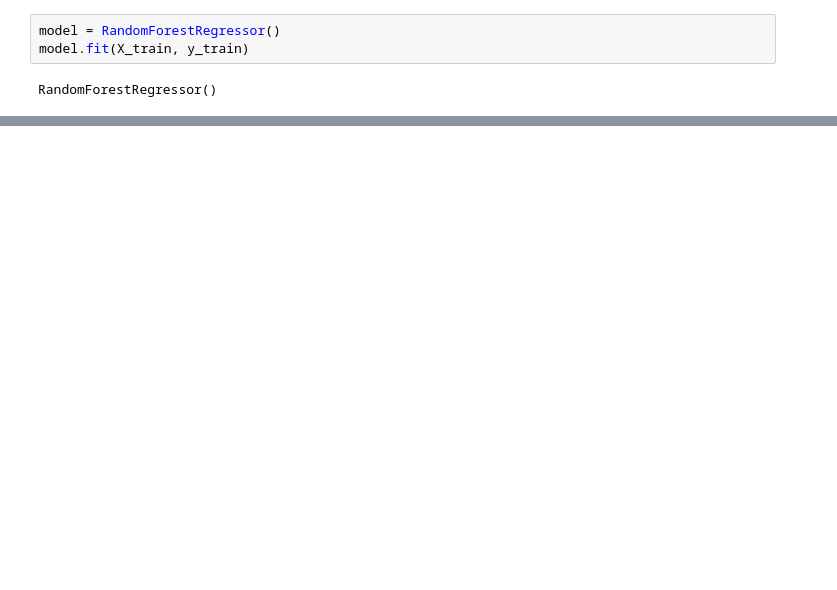
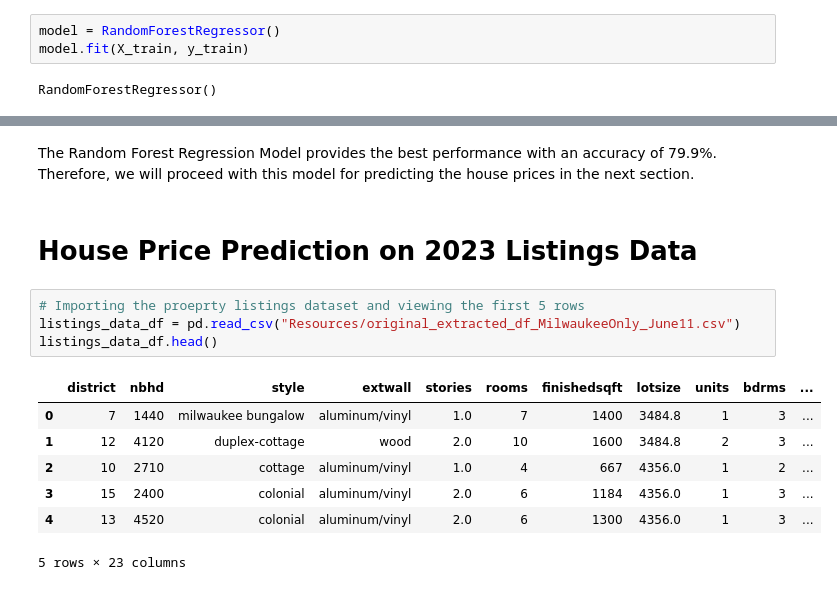
Before and after one commit to vivsarraf/Milwaukee-Property-Price-Predictor-Dashboard, a Jupyter notebook: Project4_PredictionModel_June11.ipynb, the cells around one changed output, grey strips where cells are left out. Drawn from its saved outputs; the diff is of its cells as text; blank space fills up the shorter version.

```diff
--- a/Project4_PredictionModel_June11.ipynb
+++ b/Project4_PredictionModel_June11.ipynb
@@ -275,0 +325,16 @@ model.score(X_test, y_test)
+# %% [markdown]
+The Random Forest Regression Model provides the best performance with an accuracy of 79.9%. Therefore, we will proceed with this model for predicting the house prices in the next section.
+# %% [markdown]
+# House Price Prediction on 2023 Listings Data
+# %%
+# Importing the proeprty listings dataset and viewing the first 5 rows
+listings_data_df = pd.read_csv("Resources/original_extracted_df_MilwaukeeOnly_June11.csv")
+listings_data_df.head()
+# %% [output]
+|  | district | nbhd | style | extwall | stories | rooms | finishedsqft | lotsize | units | bdrms | ... |
+| 0 | 7 | 1440 | milwaukee bungalow | aluminum/vinyl | 1.0 | 7 | 1400 | 3484.8 | 1 | 3 | ... |
+| 1 | 12 | 4120 | duplex-cottage | wood | 2.0 | 10 | 1600 | 3484.8 | 2 | 3 | ... |
+| 2 | 10 | 2710 | cottage | aluminum/vinyl | 1.0 | 4 | 667 | 4356.0 | 1 | 2 | ... |
+| 3 | 15 | 2400 | colonial | aluminum/vinyl | 2.0 | 6 | 1184 | 4356.0 | 1 | 3 | ... |
+| 4 | 13 | 4520 | colonial | aluminum/vinyl | 2.0 | 6 | 1300 | 4356.0 | 1 | 3 | ... |
+5 rows × 23 columns
```
Also changed, not shown: parts of 57 cells of this notebook, 12 other files.
